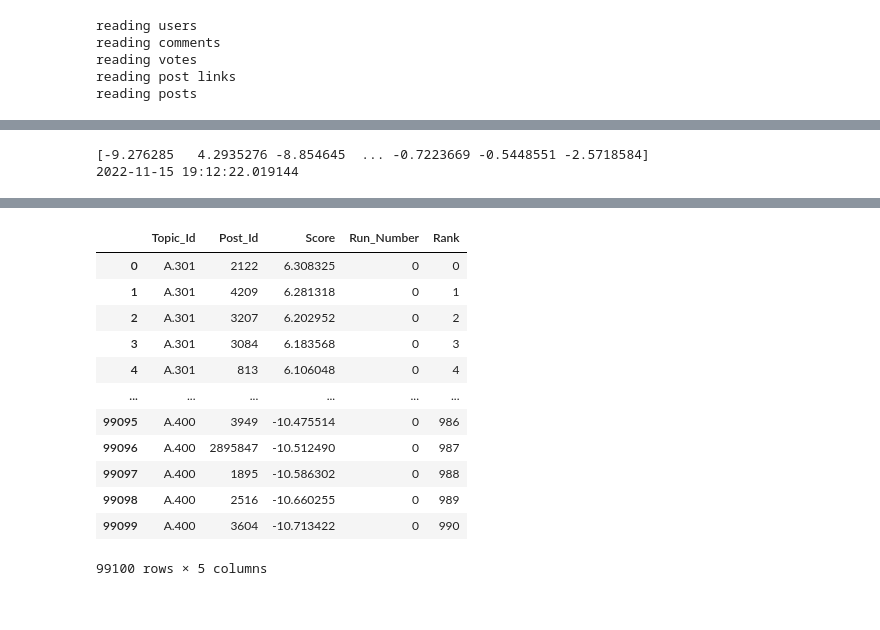
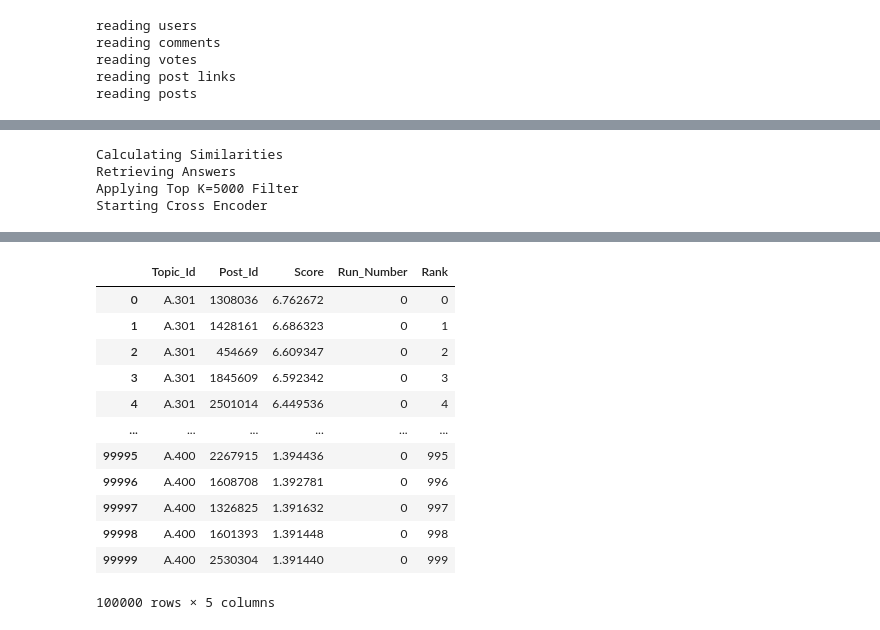
Before and after one commit to Niklas-23/information-retrieval, a Jupyter notebook: notebooks/Cross-Encoders.ipynb, the cells around one changed output, grey strips where cells are left out. Drawn from its saved outputs; the diff is of its cells as text; code cells hidden in the pictures.

```diff
--- a/notebooks/Cross-Encoders.ipynb
+++ b/notebooks/Cross-Encoders.ipynb
@@ -32,12 +32,16 @@ class SBertPipelineWithCrossEncoder(Pipeline):
         self.cross_encoder = SBertCrossEncoder('cross-encoder/ms-marco-TinyBERT-L-2-v2')
 
     def run(self, queries: List[Topic]) -> List[Tuple[Topic, Answer, float]]:
-        questions: List[Question] = self.data_reader.get_questions()[:1000]
+        questions: List[Question] = self.data_reader.get_questions()
         ranking: List[
         Tuple[Topic, Union[Question, Answer], float]] = self.sbert(queries=queries, documents=questions)
+        print("Retrieving Answers")
         ranking = self.answer_score_retriever(queries=queries, ranking=ranking)
+        print("Applying Top K=5000 Filter")
         ranking = self.top_k_filter(queries=queries, ranking=ranking)
+        print("Starting Cross Encoder")
         ranking = self.cross_encoder(queries=queries, ranking=ranking)
+        print("Applying final Top K Filter")
         ranking = self.final_top_k_filter(queries=queries, ranking=ranking)
         return ranking
 # %%
@@ -46,7 +50,7 @@ from datetime import datetime
 
 print(datetime.now())
 runner = Runner(SBertPipelineWithCrossEncoder, n=1, data_reader=data_reader, topic_reader=topic_reader)
-ranking = runner.run("../results/model_results/SBert-Cross-encoder-test.tsv")
+ranking = runner.run("../results/model_results/SBert-Cross-Encoder.tsv")
 print(datetime.now())
 ranking
 # %% [output]
@@ -54,3 +58,5 @@ ranking
 read from cached embeddings at  ../arqmath_dataset/model_embeddings/document_embeddings_all-MiniLM-L6-v2.npy
-[-9.276285   4.2935276 -8.854645  ... -0.7223669 -0.5448551 -2.5718584]
-2022-11-15 19:12:22.019144
+Calculating Similarities
+Retrieving Answers
+Applying Top K=5000 Filter
+Starting Cross Encoder
@@ -57,13 +65,13 @@ read from cached embeddings at  ../arqmath_dataset/model_embeddings/document_emb
 |  | Topic_Id | Post_Id | Score | Run_Number | Rank |
-| 0 | A.301 | 2122 | 6.308325 | 0 | 0 |
-| 1 | A.301 | 4209 | 6.281318 | 0 | 1 |
-| 2 | A.301 | 3207 | 6.202952 | 0 | 2 |
-| 3 | A.301 | 3084 | 6.183568 | 0 | 3 |
-| 4 | A.301 | 813 | 6.106048 | 0 | 4 |
+| 0 | A.301 | 1308036 | 6.762672 | 0 | 0 |
+| 1 | A.301 | 1428161 | 6.686323 | 0 | 1 |
+| 2 | A.301 | 454669 | 6.609347 | 0 | 2 |
+| 3 | A.301 | 1845609 | 6.592342 | 0 | 3 |
+| 4 | A.301 | 2501014 | 6.449536 | 0 | 4 |
 | ... | ... | ... | ... | ... | ... |
-| 99095 | A.400 | 3949 | -10.475514 | 0 | 986 |
-| 99096 | A.400 | 2895847 | -10.512490 | 0 | 987 |
-| 99097 | A.400 | 1895 | -10.586302 | 0 | 988 |
-| 99098 | A.400 | 2516 | -10.660255 | 0 | 989 |
-| 99099 | A.400 | 3604 | -10.713422 | 0 | 990 |
+| 99995 | A.400 | 2267915 | 1.394436 | 0 | 995 |
+| 99996 | A.400 | 1608708 | 1.392781 | 0 | 996 |
+| 99997 | A.400 | 1326825 | 1.391632 | 0 | 997 |
+| 99998 | A.400 | 1601393 | 1.391448 | 0 | 998 |
+| 99999 | A.400 | 2530304 | 1.391440 | 0 | 999 |
-99100 rows × 5 columns
+100000 rows × 5 columns
```
Also changed, not shown: parts of 3 cells of this notebook, 3 other files.
